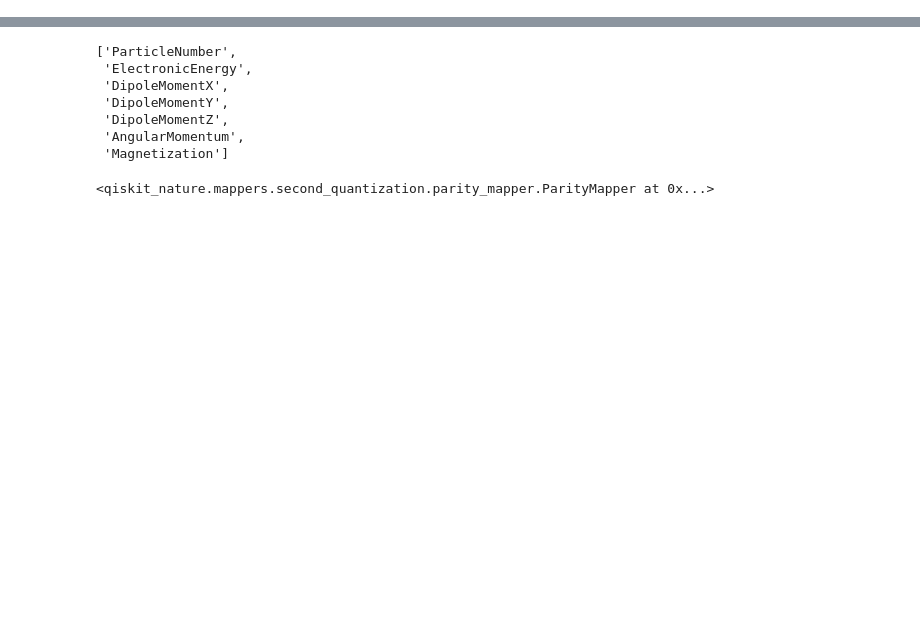
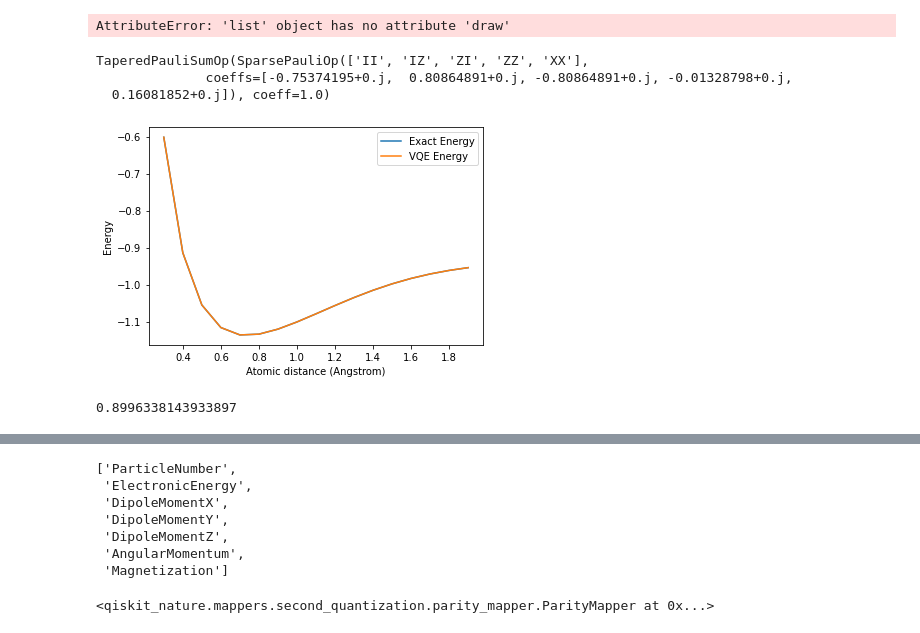
Before and after one commit to mgabijo/Quantum-Chemistry, a Jupyter notebook: chemistry.ipynb, the cells around one changed output, grey strips where cells are left out. Cells and saved outputs as stored; diff of their text form; code cells hidden in the pictures; blank space fills up the shorter version.

```diff
--- a/chemistry.ipynb
+++ b/chemistry.ipynb
@@ -134,0 +153,58 @@ Interatomic Distance: 1.7 VQE Result: -7.87917 Exact Energy: -7.87920
+# %%
+def exact_solver(problem, converter):
+    solver = NumPyMinimumEigensolverFactory()
+    calc = GroundStateEigensolver(converter, solver)
+    result = calc.solve(problem)
+    return result
+
+backend = BasicAer.get_backend("statevector_simulator")
+distances = np.arange(0.3, 2.0, 0.1)
+exact_energies = []
+vqe_energies = []
+optimizer = SLSQP(maxiter=5)
+
+# pylint: disable=undefined-loop-variable
+for dist in distances:
+    (qubit_op, num_particles, num_spin_orbitals,
+                                problem, converter) = get_qubit_op_h2(dist)
+    #print(problem)
+    result = exact_solver(problem,converter)
+    exact_energies.append(result.total_energies[0].real)
+    init_state = HartreeFock(num_spin_orbitals, num_particles, converter)
+    var_form = UCCSD(converter,
+                        num_particles,
+                        num_spin_orbitals,
+                        initial_state=init_state)
+    vqe = VQE(var_form, optimizer, quantum_instance=backend)
+    # Print circuit
+    vqe_circuit1 = vqe.construct_circuit(list(var_form.parameters), qubit_op)
+    print(vqe_circuit1.draw())
+    vqe_calc = vqe.compute_minimum_eigenvalue(qubit_op)
+    vqe_result = problem.interpret(vqe_calc).total_energies[0].real
+    vqe_energies.append(vqe_result)
+    print(
+            f"VQE Result: {vqe_result:.5f}",
+            f"Exact Energy: {exact_energies[-1]:.5f}")
+
+    print("All energies have been calculated")
+# %% [output]
+AttributeError: 'list' object has no attribute 'draw'
+# %%
+qubit_op
+# %% [output]
+TaperedPauliSumOp(SparsePauliOp(['II', 'IZ', 'ZI', 'ZZ', 'XX'],
+              coeffs=[-0.75374195+0.j,  0.80864891+0.j, -0.80864891+0.j, -0.01328798+0.j,
+  0.16081852+0.j]), coeff=1.0)
+# %%
+plt.plot(distances, exact_energies, label="Exact Energy")
+plt.plot(distances, vqe_energies, label="VQE Energy")
+plt.xlabel('Atomic distance (Angstrom)')
+plt.ylabel('Energy')
+plt.legend()
+plt.show()
+# %% [output]
+[figure, added]
+# %%
+np.sqrt(0.779**2 + 0.45**2)
+# %% [output]
+0.8996338143933897
```
Also changed, not shown: parts of 6 cells of this notebook.
